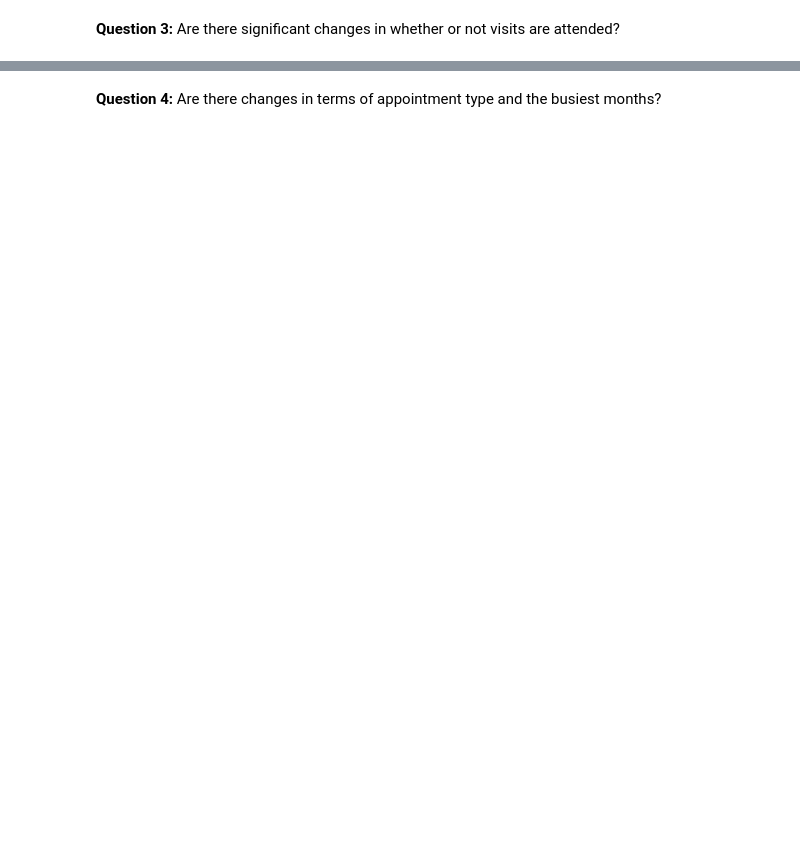
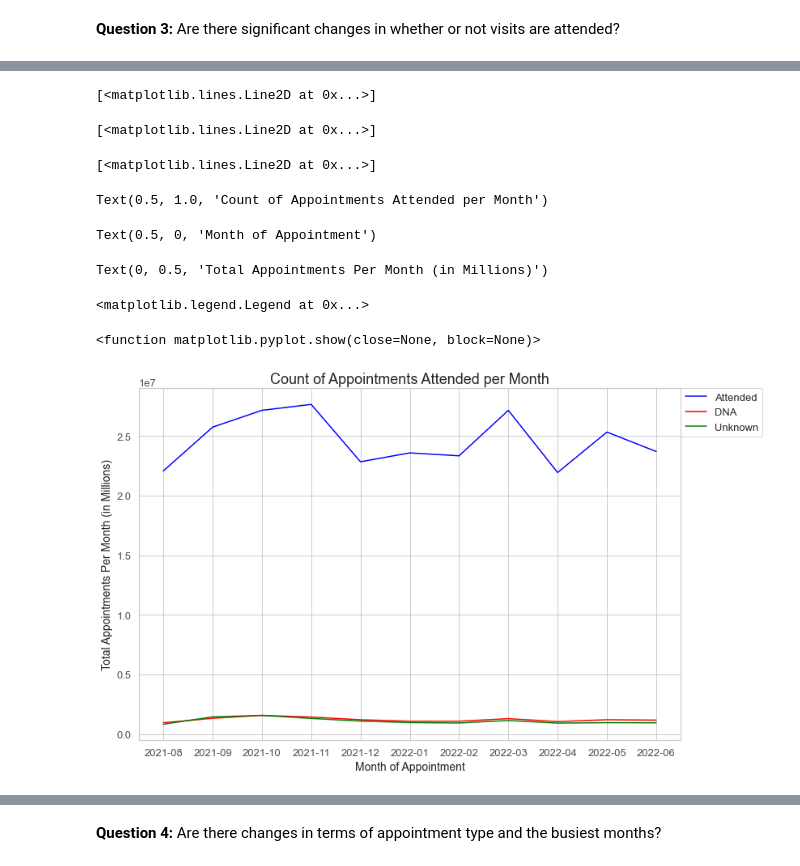
Before and after one commit to mikebenas/LSE_DA_NHS_analysis, a Jupyter notebook: Benas_Mike_DA201_Assignment_Notebook.ipynb, the cells around one changed output, grey strips where cells are left out. Saved outputs shown, nothing was run; the diff lists cells and outputs as text; code cells hidden in the pictures; blank space fills up the shorter version.

```diff
--- a/Benas_Mike_DA201_Assignment_Notebook.ipynb
+++ b/Benas_Mike_DA201_Assignment_Notebook.ipynb
@@ -1295,3 +1290,9 @@ Text(0.5, 1.0, 'Professional Types Count Per Month')
 **Question 3:** Are there significant changes in whether or not visits are attended?
 # %%
 # Create a line plot to answer the question.
+# Commence from the ar_ag dataset (data filtered from Aug 2021 onwards) & column not needed dropped
+# Create a df with required columns
+ar_apstat = ar_ag [['appointment_month', 'appointment_status', 'count_of_appointments']].\
+groupby(['appointment_month', 'appointment_status']).\
+sum().reset_index()
+ar_apstat
@@ -1297,0 +1317,25 @@ Text(0.5, 1.0, 'Professional Types Count Per Month')
+# %%
+# Create a lineplot.
+fig, ax = plt.subplots()
+fig.set_size_inches(12, 8)
+for ap_status in ar_apstat['appointment_status'].unique():
+    attended_ap = ar_apstat[ar_apstat['appointment_status'] == ap_status]
+    line_color = 'blue' if ap_status == 'Attended' else 'red' if ap_status == 'DNA' else 'green'
+    line_label = 'Attended' if ap_status == 'Attended' else 'DNA' if ap_status == 'DNA' else 'Unknown'
+    ax.plot(attended_ap['appointment_month'], attended_ap['count_of_appointments'],
+    color=line_color, label=line_label)
+plt.title("Count of Appointments Attended per Month")
+ax.set_xlabel('Month of Appointment')
+ax.set_ylabel('Total Appointments Per Month (in Millions)')
+plt.legend(bbox_to_anchor=(1, 1), loc='best', borderaxespad=0)
+plt.show
+# %% [output]
+[<matplotlib.lines.Line2D at 0x...>]
+[<matplotlib.lines.Line2D at 0x...>]
+[<matplotlib.lines.Line2D at 0x...>]
+Text(0.5, 1.0, 'Count of Appointments Attended per Month')
+Text(0.5, 0, 'Month of Appointment')
+Text(0, 0.5, 'Total Appointments Per Month (in Millions)')
+<matplotlib.legend.Legend at 0x...>
+<function matplotlib.pyplot.show(close=None, block=None)>
+[figure, added]
```
Also changed, not shown: parts of 8 cells of this notebook.
